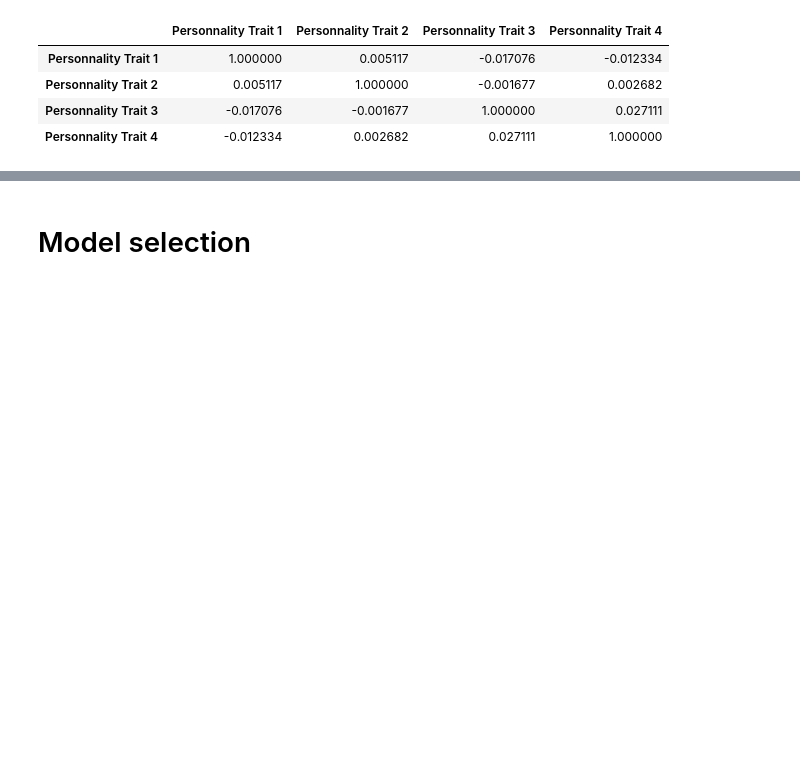
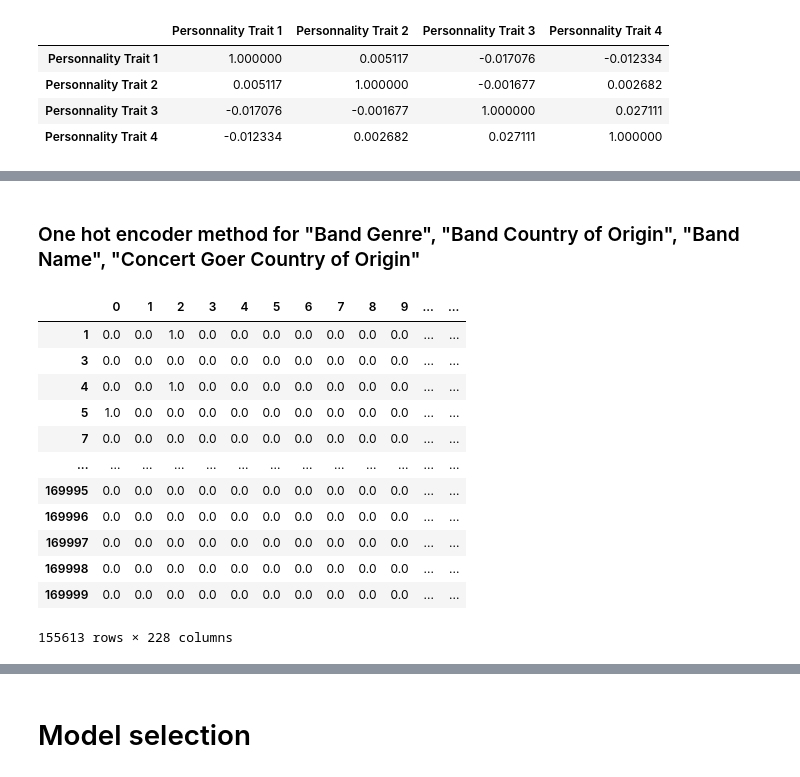
Before and after one commit to shahrohman/inf8245e_kaggle, a Jupyter notebook: ML_kaggle copy.ipynb, the cells around one changed output, grey strips where cells are left out. Drawn from its saved outputs; the diff is of its cells as text; code cells hidden in the pictures; blank space fills up the shorter version.

Commit message:
feat one hot encoding

```diff
--- a/ML_kaggle copy.ipynb
+++ b/ML_kaggle copy.ipynb
@@ -137,2 +132,0 @@ onehotencoder = OneHotEncoder()
-# %%
-onehotencoder.fit_transform(train_data)
@@ -170,0 +156,6 @@ test_data['Id'] = test_data['Id'].astype(int)
+# %% [markdown]
+### One hot encoder method for "Band Genre", "Band Country of Origin", "Band Name", "Concert Goer Country of Origin"
+# %%
+# remove "Concert Goer ID" and "Concert ID" column
+train_data = train_data.drop(['Concert Goer ID'], axis=1)
+train_data = train_data.drop(['Id'], axis=1)
@@ -170,0 +165,36 @@ test_data['Id'] = test_data['Id'].astype(int)
+# %%
+from sklearn.preprocessing import OneHotEncoder
+
+# Apply ont hot ender to each column with categorical data
+OH_encoder = OneHotEncoder(handle_unknown='ignore', sparse=False)
+OH_cols_train = pd.DataFrame(OH_encoder.fit_transform(train_data[['Band Name', 'Band Genre', 'Band Country of Origin', "Concert Goer Country of Origin"]]))
+OH_cols_valid = pd.DataFrame(OH_encoder.transform(valid_data[['Band Name', 'Band Genre', 'Band Country of Origin', "Concert Goer Country of Origin"]]))
+
+# One hot encoding removed index; put it back
+OH_cols_train.index = train_data.index
+OH_cols_valid.index = valid_data.index
+
+# Remove categorical columns (will replace with one-hot encoding)
+numeric_train_data = train_data.drop(['Band Name', 'Band Genre', 'Band Country of Origin', "Concert Goer Country of Origin"], axis=1)
+numeric_valid_data = valid_data.drop(['Band Name', 'Band Genre', 'Band Country of Origin', "Concert Goer Country of Origin"], axis=1)
+
+# Add one-hot encoded columns to numerical features
+new_train_data = pd.concat([OH_cols_train,numeric_train_data], axis=1)
+new_valid_data = pd.concat([OH_cols_valid,numeric_valid_data], axis=1)
+# %%
+# print columns name
+new_train_data
+# %% [output]
+|  | 0 | 1 | 2 | 3 | 4 | 5 | 6 | 7 | 8 | 9 | ... | ... |
+| 1 | 0.0 | 0.0 | 1.0 | 0.0 | 0.0 | 0.0 | 0.0 | 0.0 | 0.0 | 0.0 | ... | ... |
+| 3 | 0.0 | 0.0 | 0.0 | 0.0 | 0.0 | 0.0 | 0.0 | 0.0 | 0.0 | 0.0 | ... | ... |
+| 4 | 0.0 | 0.0 | 1.0 | 0.0 | 0.0 | 0.0 | 0.0 | 0.0 | 0.0 | 0.0 | ... | ... |
+| 5 | 1.0 | 0.0 | 0.0 | 0.0 | 0.0 | 0.0 | 0.0 | 0.0 | 0.0 | 0.0 | ... | ... |
+| 7 | 0.0 | 0.0 | 0.0 | 0.0 | 0.0 | 0.0 | 0.0 | 0.0 | 0.0 | 0.0 | ... | ... |
+| ... | ... | ... | ... | ... | ... | ... | ... | ... | ... | ... | ... | ... |
+| 169995 | 0.0 | 0.0 | 0.0 | 0.0 | 0.0 | 0.0 | 0.0 | 0.0 | 0.0 | 0.0 | ... | ... |
+| 169996 | 0.0 | 0.0 | 0.0 | 0.0 | 0.0 | 0.0 | 0.0 | 0.0 | 0.0 | 0.0 | ... | ... |
+| 169997 | 0.0 | 0.0 | 0.0 | 0.0 | 0.0 | 0.0 | 0.0 | 0.0 | 0.0 | 0.0 | ... | ... |
+| 169998 | 0.0 | 0.0 | 0.0 | 0.0 | 0.0 | 0.0 | 0.0 | 0.0 | 0.0 | 0.0 | ... | ... |
+| 169999 | 0.0 | 0.0 | 0.0 | 0.0 | 0.0 | 0.0 | 0.0 | 0.0 | 0.0 | 0.0 | ... | ... |
+155613 rows × 228 columns
```
Also changed, not shown: parts of 59 cells of this notebook, 1 other file.
